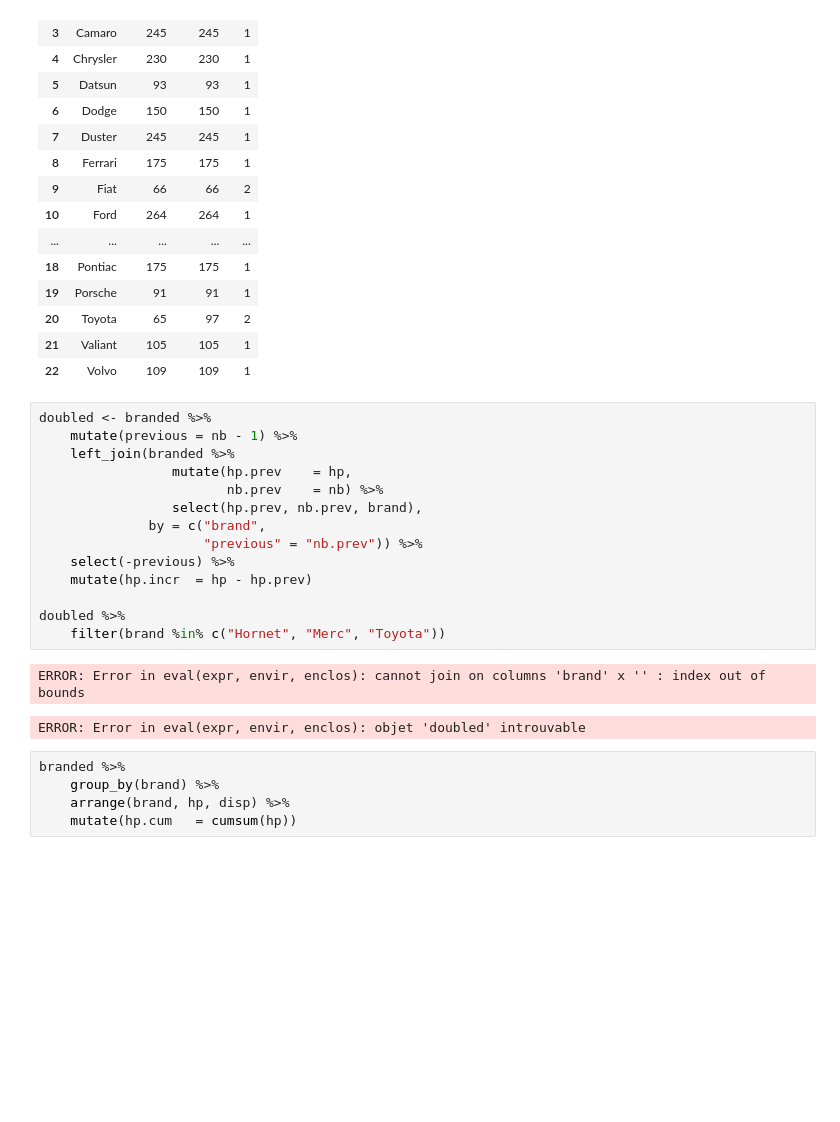
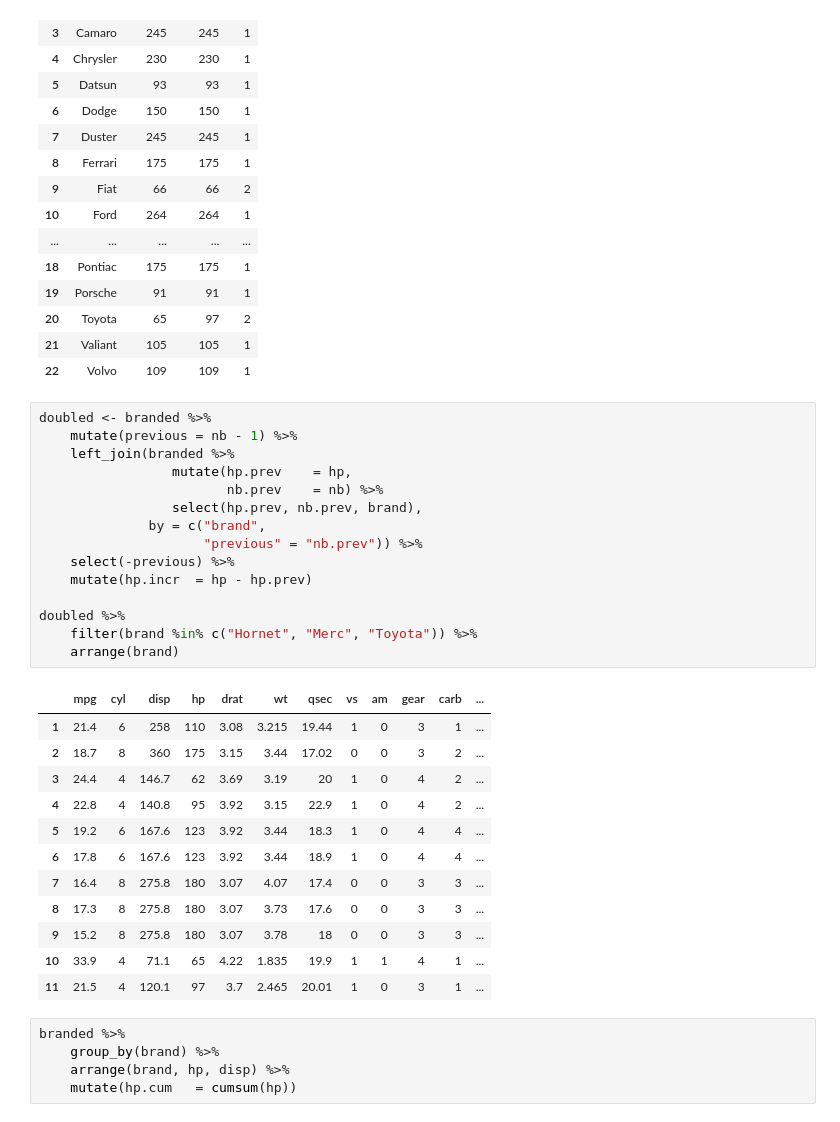
Before and after one commit to yama1968/Spikes, a Jupyter notebook: R/dplyr.spike.1.ipynb, the cells around one changed output. Drawn from its saved outputs; the diff is of its cells as text; blank space fills up the shorter version.

```diff
--- a/R/dplyr.spike.1.ipynb
+++ b/R/dplyr.spike.1.ipynb
@@ -126,20 +130,31 @@ branded %>%
 # %%
 doubled <- branded %>%
     mutate(previous = nb - 1) %>%
     left_join(branded %>%
                  mutate(hp.prev    = hp,
                         nb.prev    = nb) %>%
                  select(hp.prev, nb.prev, brand),
               by = c("brand",
                      "previous" = "nb.prev")) %>%
     select(-previous) %>%
     mutate(hp.incr  = hp - hp.prev)
 
 doubled %>%
-    filter(brand %in% c("Hornet", "Merc", "Toyota"))
+    filter(brand %in% c("Hornet", "Merc", "Toyota")) %>%
+    arrange(brand)
 # %% [output]
-ERROR: Error in eval(expr, envir, enclos): cannot join on columns 'brand' x '' : index out of bounds
-ERROR: Error in eval(expr, envir, enclos): objet 'doubled' introuvable
+|  | mpg | cyl | disp | hp | drat | wt | qsec | vs | am | gear | carb | ... |
+| 1 | 21.4 | 6 | 258 | 110 | 3.08 | 3.215 | 19.44 | 1 | 0 | 3 | 1 | ... |
+| 2 | 18.7 | 8 | 360 | 175 | 3.15 | 3.44 | 17.02 | 0 | 0 | 3 | 2 | ... |
+| 3 | 24.4 | 4 | 146.7 | 62 | 3.69 | 3.19 | 20 | 1 | 0 | 4 | 2 | ... |
+| 4 | 22.8 | 4 | 140.8 | 95 | 3.92 | 3.15 | 22.9 | 1 | 0 | 4 | 2 | ... |
+| 5 | 19.2 | 6 | 167.6 | 123 | 3.92 | 3.44 | 18.3 | 1 | 0 | 4 | 4 | ... |
+| 6 | 17.8 | 6 | 167.6 | 123 | 3.92 | 3.44 | 18.9 | 1 | 0 | 4 | 4 | ... |
+| 7 | 16.4 | 8 | 275.8 | 180 | 3.07 | 4.07 | 17.4 | 0 | 0 | 3 | 3 | ... |
+| 8 | 17.3 | 8 | 275.8 | 180 | 3.07 | 3.73 | 17.6 | 0 | 0 | 3 | 3 | ... |
+| 9 | 15.2 | 8 | 275.8 | 180 | 3.07 | 3.78 | 18 | 0 | 0 | 3 | 3 | ... |
+| 10 | 33.9 | 4 | 71.1 | 65 | 4.22 | 1.835 | 19.9 | 1 | 1 | 4 | 1 | ... |
+| 11 | 21.5 | 4 | 120.1 | 97 | 3.7 | 2.465 | 20.01 | 1 | 0 | 3 | 1 | ... |
 # %%
 branded %>%
     group_by(brand) %>%
```
Also changed, not shown: parts of 4 cells of this notebook, 4 other files.
